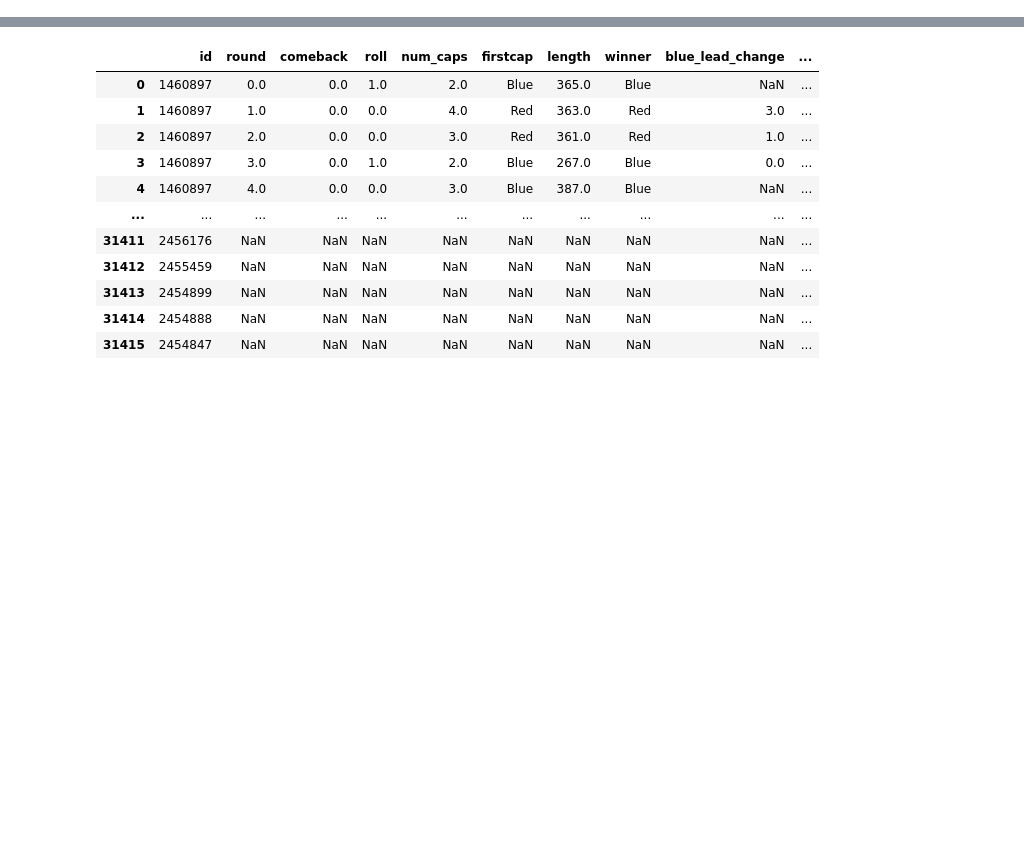
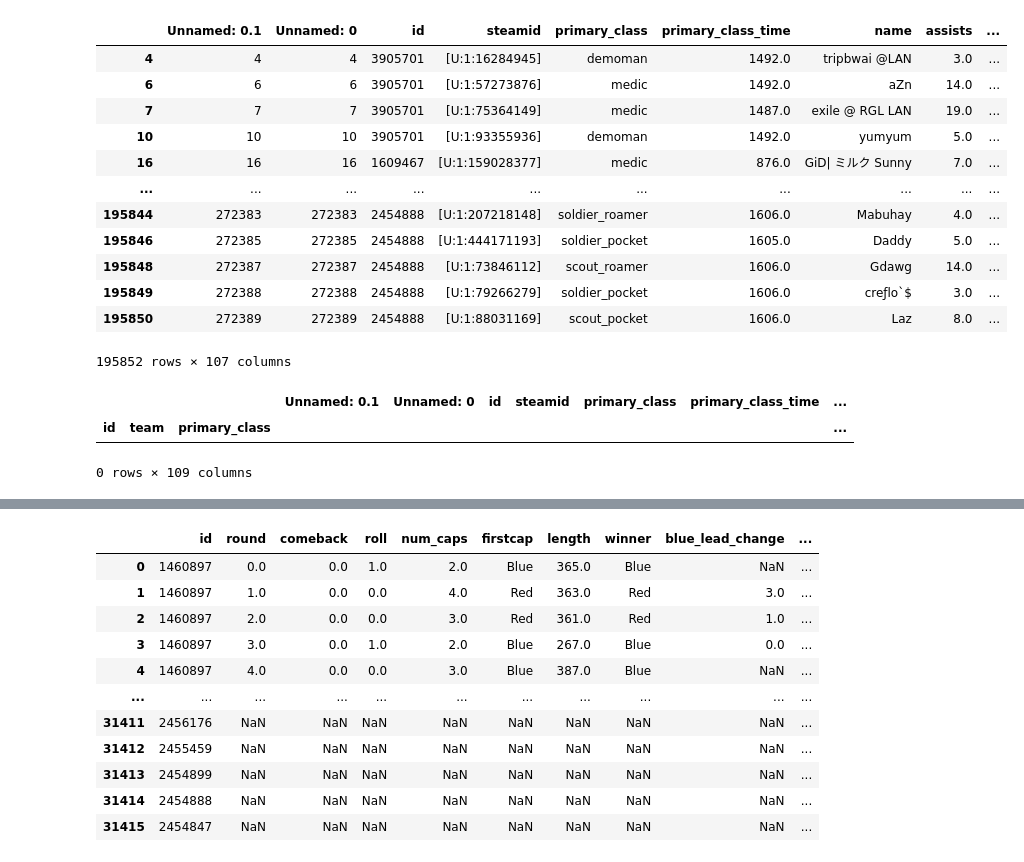
Before and after one commit to ebtrout/tf2_data_vis, a Jupyter notebook: codebase/datasets for vis.ipynb, the cells around one changed output, grey strips where cells are left out. Cells and saved outputs as stored; diff of their text form; code cells hidden in the pictures; blank space fills up the shorter version.

Commit message:
pocket, roamer, and beginnings of match tier

```diff
--- a/codebase/datasets for vis.ipynb
+++ b/codebase/datasets for vis.ipynb
@@ -30,0 +211,61 @@ X = model_ready_data['X']
+# %%
+players_fixed_class_names = pd.read_csv("C:/Users/emant/OneDrive/Backups/tf2_data_repo/tf2_data_vis/test.csv")
+players_scout_soldier = players_fixed_class_names[players_fixed_class_names['primary_class'].isin(['scout','soldier'])]
+players_medic_demo = players_fixed_class_names[~players_fixed_class_names['primary_class'].isin(['scout','soldier'])]
+df = players_scout_soldier.copy()
+
+# Step 1 — Find max hr_pct in each group
+group_cols = ['id', 'team', 'primary_class']
+df['max_hr_pct'] = df.groupby(group_cols)['hr_pct'].transform('max')
+df['min_hr_pct'] = df.groupby(group_cols)['hr_pct'].transform('min')
+
+df['role'] = np.where( np.abs(df['hr_pct'] - df['max_hr_pct']) <= .0001,'pocket','roamer')
+
+# If multiple roles exist assign them randomly
+df['role_check'] = df.groupby(group_cols)['role'].transform('sum')
+
+# Filter to bad_id == 1
+df_bad = df[df['role_check'].isin(['roamerroamer','pocketpocket'])].copy()
+
+# Function to randomly assign one 'pocket' and one 'roamer' per group
+def assign_roles(group):
+    idx = group.sample(2, random_state=np.random.randint(0, 1_000_000)).index
+    group.loc[idx[0], 'role'] = 'pocket'
+    group.loc[idx[1], 'role'] = 'roamer'
+    return group
+
+# Apply per group
+df_bad = df_bad.groupby(['id','team','primary_class'], group_keys=False).apply(assign_roles,include_groups = False)
+
+# Put the results back into the original DataFrame
+df.update(df_bad)
+
+df['primary_class'] = df['primary_class'] + "_" + df['role']
+
+df.drop(['role','role_check'],axis = 1,inplace = True)
+
+players_scout_soldier = df
+
+players_fixed_class_name = pd.concat([players_medic_demo,players_scout_soldier])
+# %%
+players_fixed_class_name
+# %% [output]
+|  | Unnamed: 0.1 | Unnamed: 0 | id | steamid | primary_class | primary_class_time | name | assists | ... |
+| 4 | 4 | 4 | 3905701 | [U:1:16284945] | demoman | 1492.0 | tripbwai @LAN | 3.0 | ... |
+| 6 | 6 | 6 | 3905701 | [U:1:57273876] | medic | 1492.0 | aZn | 14.0 | ... |
+| 7 | 7 | 7 | 3905701 | [U:1:75364149] | medic | 1487.0 | exile @ RGL LAN | 19.0 | ... |
+| 10 | 10 | 10 | 3905701 | [U:1:93355936] | demoman | 1492.0 | yumyum | 5.0 | ... |
+| 16 | 16 | 16 | 1609467 | [U:1:159028377] | medic | 876.0 | GiD| ミルク Sunny | 7.0 | ... |
+| ... | ... | ... | ... | ... | ... | ... | ... | ... | ... |
+| 195844 | 272383 | 272383 | 2454888 | [U:1:207218148] | soldier_roamer | 1606.0 | Mabuhay | 4.0 | ... |
+| 195846 | 272385 | 272385 | 2454888 | [U:1:444171193] | soldier_pocket | 1605.0 | Daddy | 5.0 | ... |
+| 195848 | 272387 | 272387 | 2454888 | [U:1:73846112] | scout_roamer | 1606.0 | Gdawg | 14.0 | ... |
+| 195849 | 272388 | 272388 | 2454888 | [U:1:79266279] | soldier_pocket | 1606.0 | creƒlo`$ | 3.0 | ... |
+| 195850 | 272389 | 272389 | 2454888 | [U:1:88031169] | scout_pocket | 1606.0 | Laz | 8.0 | ... |
+195852 rows × 107 columns
+# %%
+df_bad
+# %% [output]
+|  |  |  | Unnamed: 0.1 | Unnamed: 0 | id | steamid | primary_class | primary_class_time | ... |
+| id | team | primary_class |  |  |  |  |  |  | ... |
+0 rows × 109 columns
```
Also changed, not shown: parts of 31 cells of this notebook, 10 other files.
